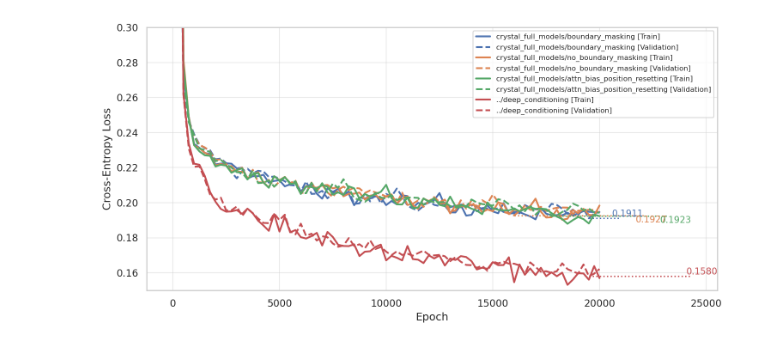
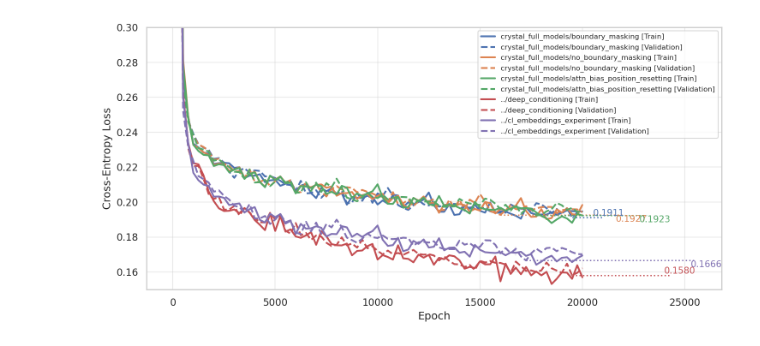
Before and after one commit to zhaohan-alan/decifier, a Jupyter notebook: decifer/notebooks/CE-Loss.ipynb, the cells around one changed output. Cells and saved outputs as stored; diff of their text form; code cells hidden in the pictures.

```diff
--- a/decifer/notebooks/CE-Loss.ipynb
+++ b/decifer/notebooks/CE-Loss.ipynb
@@ -1,22 +1,23 @@
 # %%
 from decifer import (
     plot_loss_curves,
 )
 
 plot_loss_curves(
     [
 #         "../cross-contamination/deciferdataset_experiment/boundarymasking/ckpt.pt",
 #         "../cross-contamination/deciferdataset_experiment/no_boundarymasking/ckpt.pt",
         "../cross-contamination/crystal_full_models/boundary_masking/ckpt.pt",
         "../cross-contamination/crystal_full_models/no_boundary_masking/ckpt.pt",
         "../cross-contamination/crystal_full_models/attn_bias_position_resetting/ckpt.pt",
 #         "../conditioning/ckpt.pt",
         "../deep_conditioning/ckpt.pt",
+        "../cl_embeddings_experiment/ckpt.pt",
     ],
     ylog = False,
     ymin = 0.15,
     ymax = 0.3,
     figsize=(10,5),
 )
 # %% [output]
-[figure, old version]
+[figure, new version]
```
Also changed, not shown: 1 other file.
